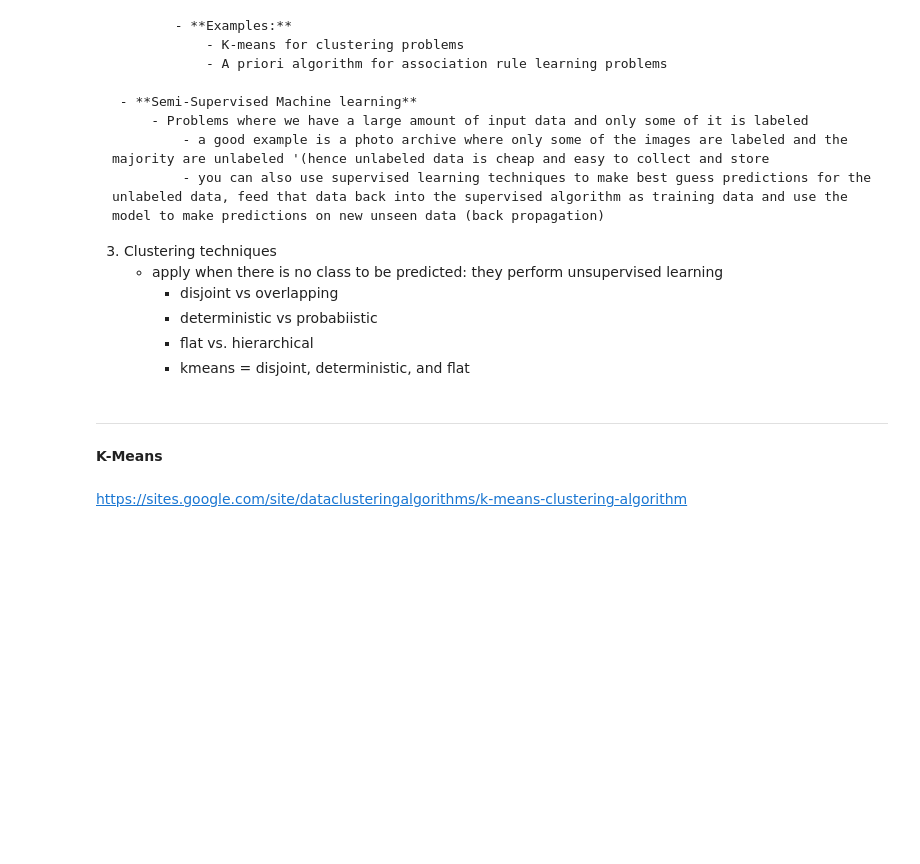
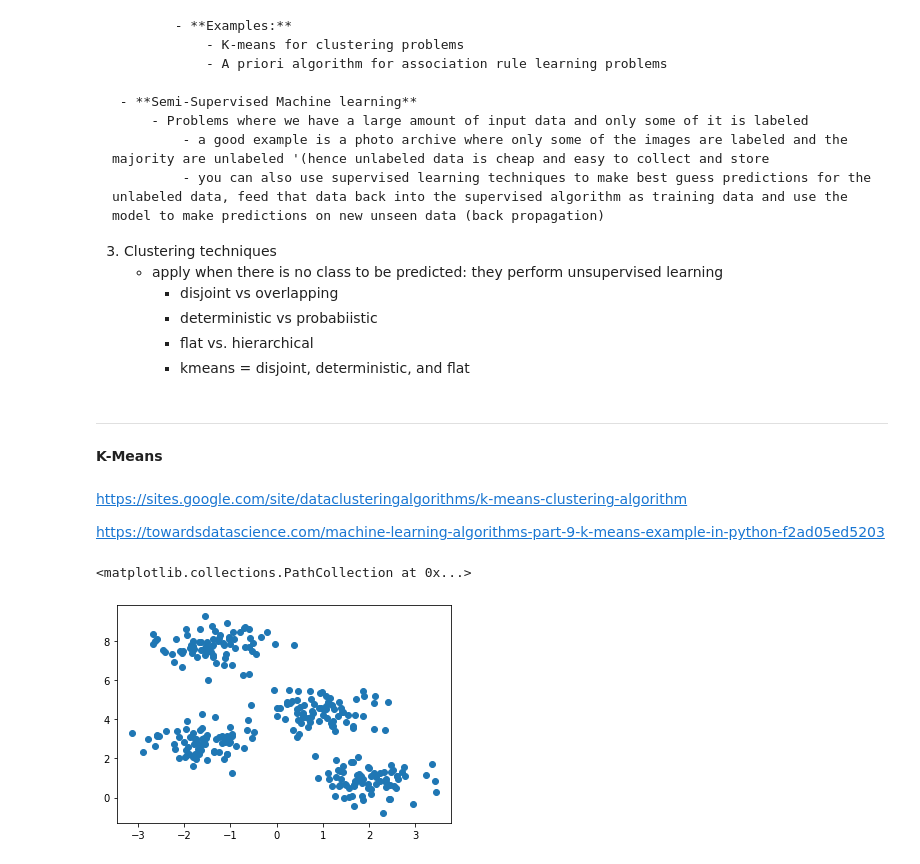
Before and after one commit to jimmy-nguyen-cal/tf1x, a Jupyter notebook: Lecture_5_Machine_Learning_Review.ipynb, the cells around one changed output. Saved outputs shown, nothing was run; the diff lists cells and outputs as text; code cells hidden in the pictures; blank space fills up the shorter version.

```diff
--- a/Lecture_5_Machine_Learning_Review.ipynb
+++ b/Lecture_5_Machine_Learning_Review.ipynb
@@ -145,3 +145,5 @@ Please enter a number for the radius of a circle: 5
 **K-Means**
 # %% [markdown]
 https://sites.google.com/site/dataclusteringalgorithms/k-means-clustering-algorithm
+
+https://towardsdatascience.com/machine-learning-algorithms-part-9-k-means-example-in-python-f2ad05ed5203
@@ -147,0 +156,7 @@ https://sites.google.com/site/dataclusteringalgorithms/k-means-clustering-algori
+# %%
+X, y = make_blobs(n_samples=300, centers=4, cluster_std=0.60, random_state=0)
+
+plt.scatter(X[:,0], X[:,1])
+# %% [output]
+<matplotlib.collections.PathCollection at 0x...>
+[figure, added]
```
Also changed, not shown: parts of 15 cells of this notebook.
